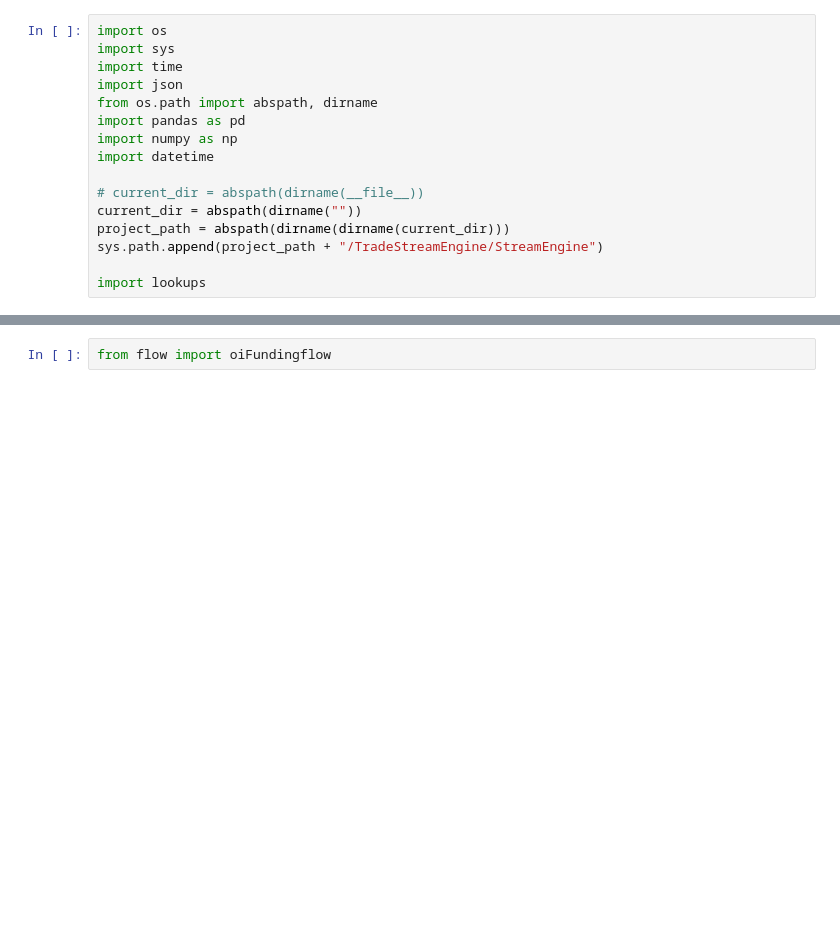
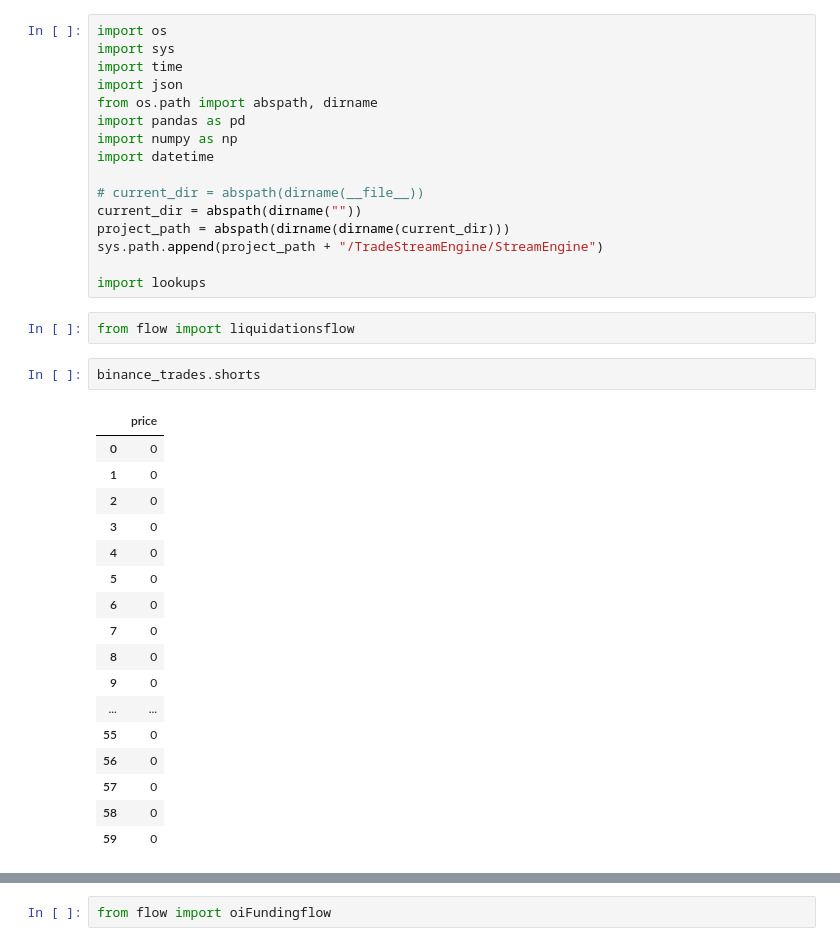
Before and after one commit to IndianaBug/moonStreamProcess, a Jupyter notebook: examples/flow.ipynb, the cells around one changed output, grey strips where cells are left out. Drawn from its saved outputs; the diff is of its cells as text; blank space fills up the shorter version.

```diff
--- a/examples/flow.ipynb
+++ b/examples/flow.ipynb
@@ -14,3 +14,25 @@ project_path = abspath(dirname(dirname(current_dir)))
 sys.path.append(project_path + "/TradeStreamEngine/StreamEngine")
 
 import lookups
+# %%
+from flow import liquidationsflow
+# %%
+binance_trades.shorts
+# %% [output]
+|  | price |
+| 0 | 0 |
+| 1 | 0 |
+| 2 | 0 |
+| 3 | 0 |
+| 4 | 0 |
+| 5 | 0 |
+| 6 | 0 |
+| 7 | 0 |
+| 8 | 0 |
+| 9 | 0 |
+| ... | ... |
+| 55 | 0 |
+| 56 | 0 |
+| 57 | 0 |
+| 58 | 0 |
+| 59 | 0 |
```
Also changed, not shown: parts of 10 cells of this notebook, 2 other files.
